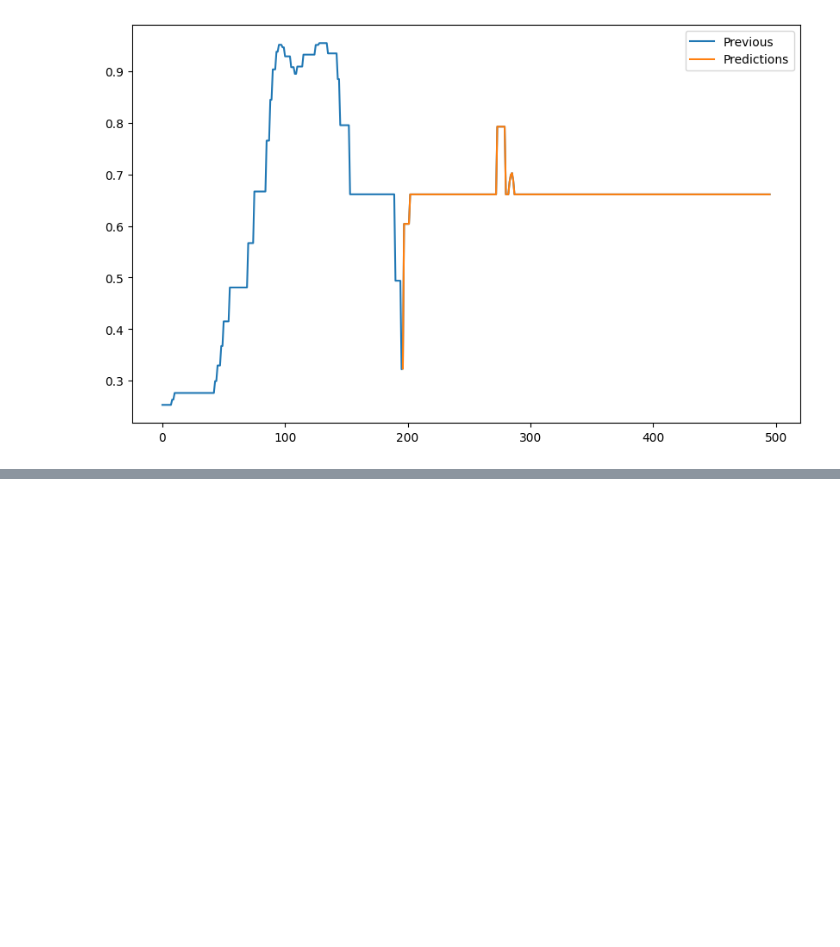
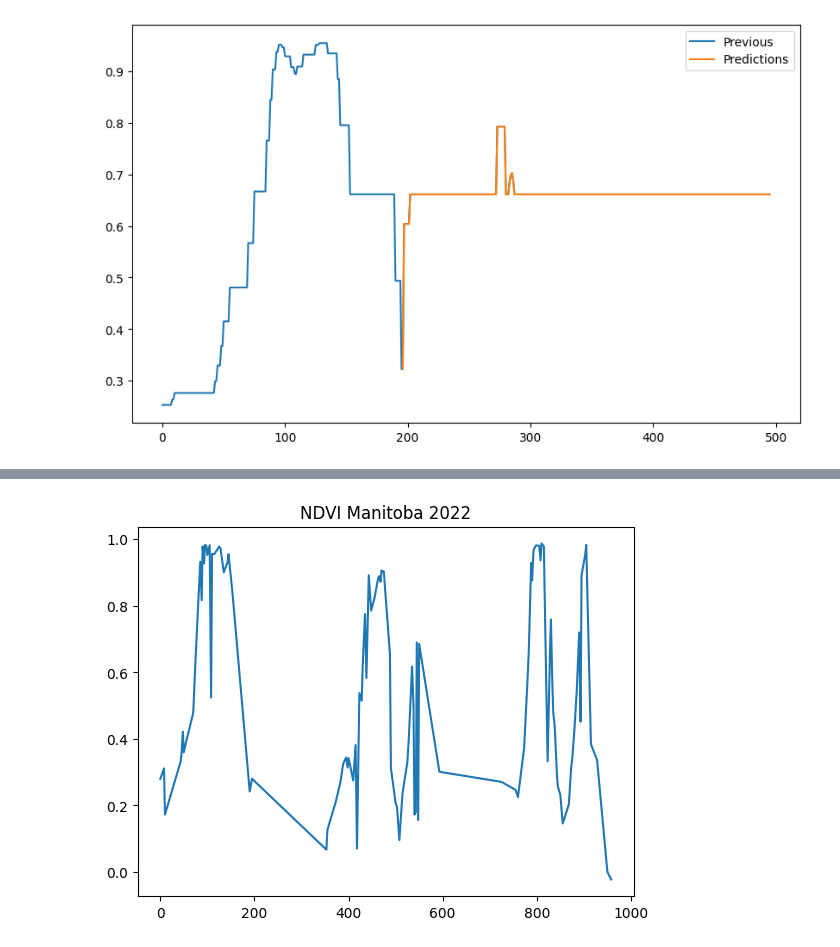
Before and after one commit to AguilarAngel9/Plant-Growth-Cycle-based-on-geospatial-data, a Jupyter notebook: Models/xgBoostRegressor.ipynb, the cells around one changed output, grey strips where cells are left out. Cells and saved outputs as stored; diff of their text form; code cells hidden in the pictures; blank space fills up the shorter version.

```diff
--- a/Models/xgBoostRegressor.ipynb
+++ b/Models/xgBoostRegressor.ipynb
@@ -191,0 +208,6 @@ plt.show()
+# %%
+plt.plot(days, ndvi_series)
+plt.title('NDVI Manitoba 2022')
+plt.show()
+# %% [output]
+[figure, added]
```
Also changed, not shown: parts of 6 cells of this notebook, 1 other file.
